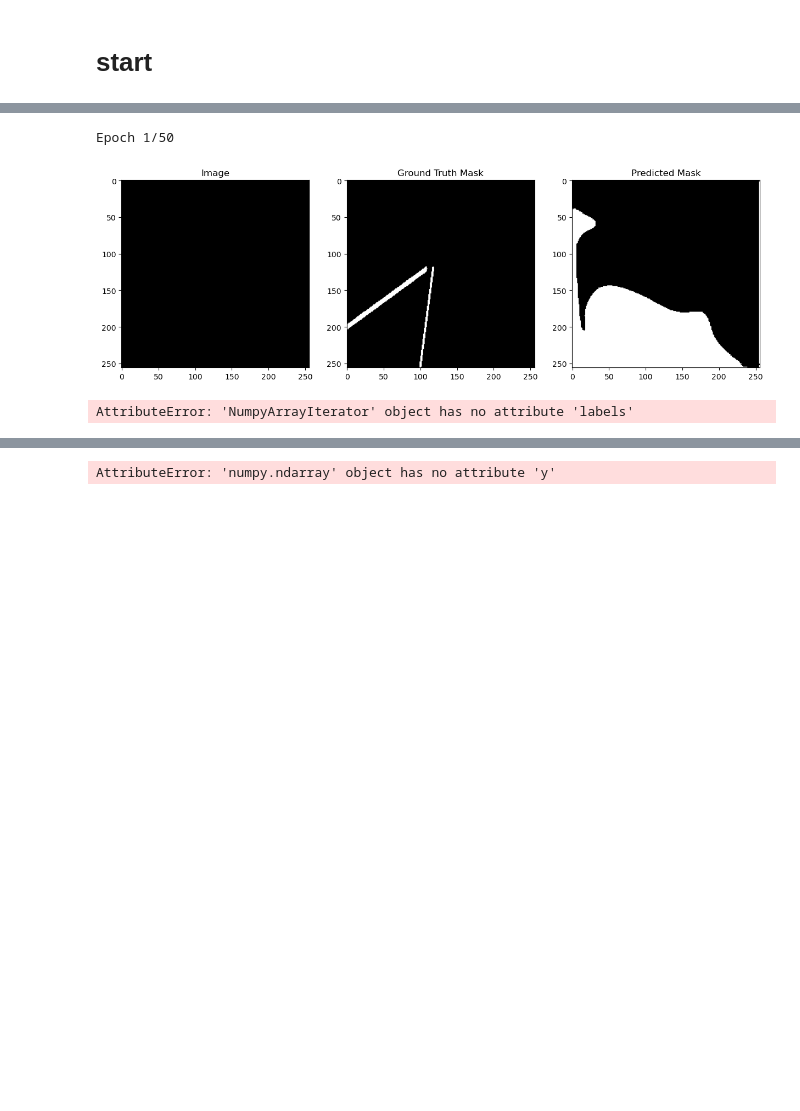
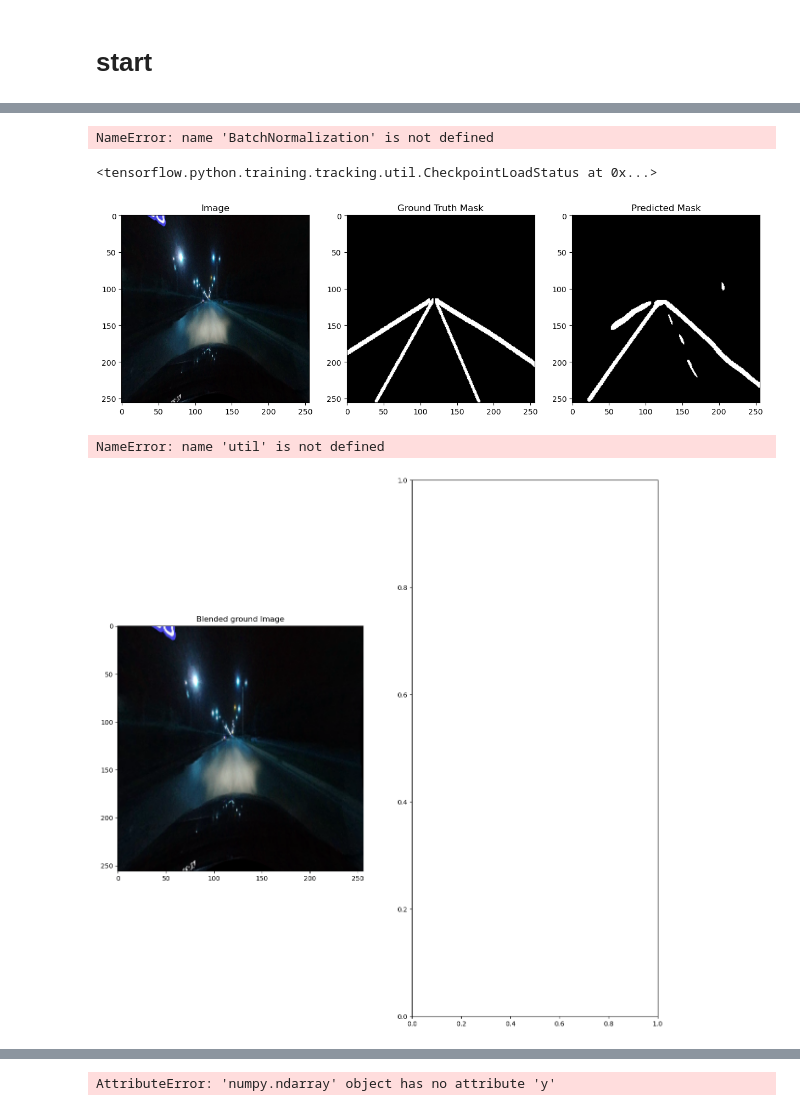
Before and after one commit to Omee-dev/Lane-Detection, a Jupyter notebook: 3.ipynb, the cells around one changed output, grey strips where cells are left out. Cells and saved outputs as stored; diff of their text form; code cells hidden in the pictures; blank space fills up the shorter version.

```diff
--- a/3.ipynb
+++ b/3.ipynb
@@ -434,6 +398,6 @@ if len(physical_devices) > 0:
 #tf.debugging.set_log_device_placement(True)
 # %%
 import Preloader
-#with tf.device('/GPU:0'):
-x_train, x_val, x_test, y_train, y_val, y_test = Preloader.direct_load(path="C:/Om/Data")
+with tf.device('/GPU:0'):
+    x_train, x_val, x_test, y_train, y_val, y_test = Preloader.direct_load(path="C:/Om/Data",sample=2000)
 # %% [output]
@@ -458,8 +489,11 @@ checkpoint = ModelCheckpoint(filepath, monitor='val_loss', verbose=1, save_best_
 # %%
 import Model
+from tensorflow.keras.layers import BatchNormalization
 with tf.device('/GPU:0'):
-    model = Model.unet()
-    model.compile(optimizer = Adam(learning_rate = 1e-4), loss = dice_loss ,metrics = ['accuracy'])
-    history = model.fit(gt,epochs=50,verbose=1,validation_data=gval,callbacks = [checkpoint])
+    model = Model.yolo_v2_model()
+    #model.compile(optimizer = Adam(), loss = [dice_loss,'binary_crossentropy','hinge'] ,metrics = (Accuracy,AUC,Recall,Precision))
+    model.compile(optimizer=Adam(learning_rate=1e-4), loss=[dice_loss, 'binary_crossentropy', 'hinge'], metrics=[Accuracy(), AUC(), Recall(), Precision()])
+
+    history = model.fit(gt,epochs=50,verbose=1,validation_data=gval,callbacks = [checkpoint])#,early_stop,reducelr])
 # %% [output]
-Epoch 1/50
+NameError: name 'BatchNormalization' is not defined
@@ -476,31 +502,34 @@ def predict_and_blend(model, generator, true_labels, alpha=0.5):
+# %%
+from Model import unet
+model= unet()
+model.load_weights(filepath="C:\Om\Checkpoints\Model1\Model1.cpkt")
+# %% [output]
+<tensorflow.python.training.tracking.util.CheckpointLoadStatus at 0x...>
 # %%
 test_gen = gtest
 
 # Get one batch of test data
 x_test, y_test = test_gen.next()
 
 # Get the model prediction for the first image in the batch
-pred = model.predict(x_test[7].reshape(1, 256, 256, 3))
+pred = model.predict(x_test[31].reshape(1, 256, 256, 3))
 
 # Convert the predicted mask to binary
 pred_mask = (pred > 0.5).astype(np.uint8)[0]
 
 # Visualize the image, ground truth mask, and predicted mask
 fig, axs = plt.subplots(1, 3, figsize=(15, 5))
-
-axs[0].imshow(x_test[0])
+axs[0].imshow(x_test[0]*255)
 axs[0].set_title('Image')
 
 axs[1].imshow(y_test[0, :, :, 0], cmap='gray')
 axs[1].set_title('Ground Truth Mask')
 
 axs[2].imshow(pred_mask[:, :, 0], cmap='gray')
 axs[2].set_title('Predicted Mask')
 
 plt.show()
 # %% [output]
-[figure, old version]
+[figure, new version]
+NameError: name 'util' is not defined
+[figure, added]
-# %%
-gt.labels
-# %% [output]
-AttributeError: 'NumpyArrayIterator' object has no attribute 'labels'
```
Also changed, not shown: parts of 20 cells of this notebook, 9 other files.
